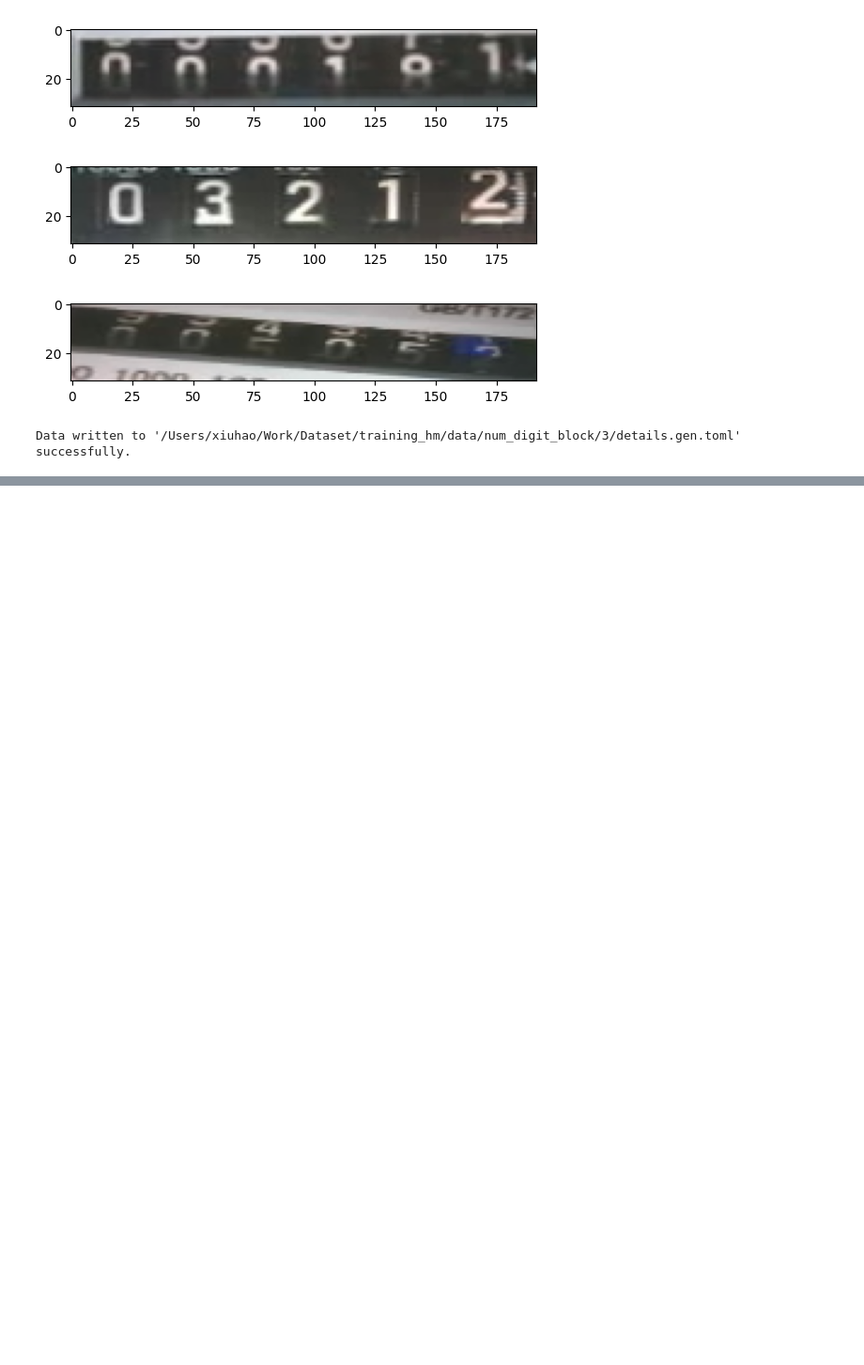
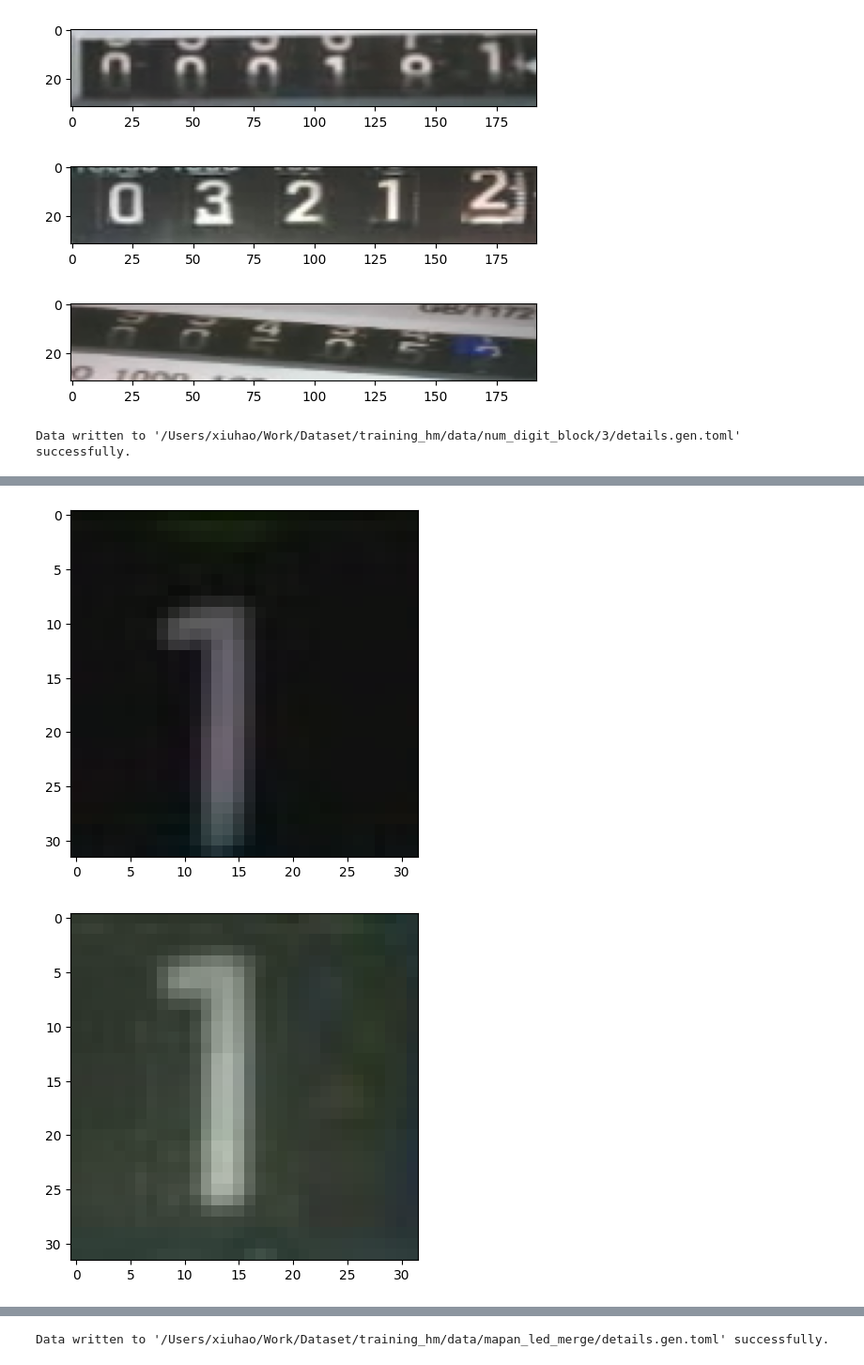
Before and after one commit to meterhub/meter-viewer, a Jupyter notebook: notebooks/quick-view-datasets.ipynb, the cells around one changed output, grey strips where cells are left out. Shown at 94% size. Drawn from its saved outputs; the diff is of its cells as text; code cells hidden in the pictures; blank space fills up the shorter version.

```diff
--- a/notebooks/quick-view-datasets.ipynb
+++ b/notebooks/quick-view-datasets.ipynb
@@ -51,0 +60,6 @@ Data written to '/Users/xiuhao/Work/Dataset/training_hm/data/num_digit_block/3/d
+# %%
+dataset = P("/Users/xiuhao/Work/Dataset/training_hm/data/mapan_led_merge")
+x, y = fast_preview(dataset)
+# %% [output]
+[figure, added]
+[figure, added]
@@ -51,0 +67 @@ Data written to '/Users/xiuhao/Work/Dataset/training_hm/data/num_digit_block/3/d
+Data written to '/Users/xiuhao/Work/Dataset/training_hm/data/mapan_led_merge/details.gen.toml' successfully.
```
Also changed, not shown: parts of 3 cells of this notebook.
